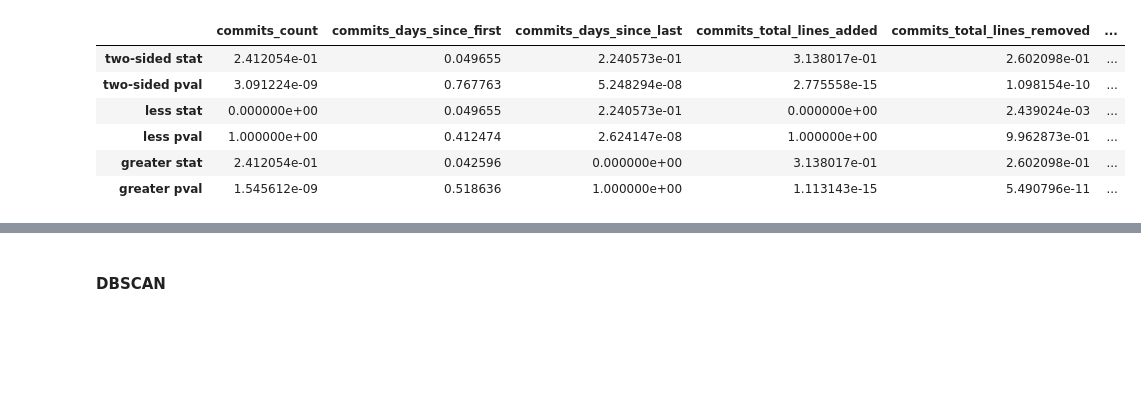
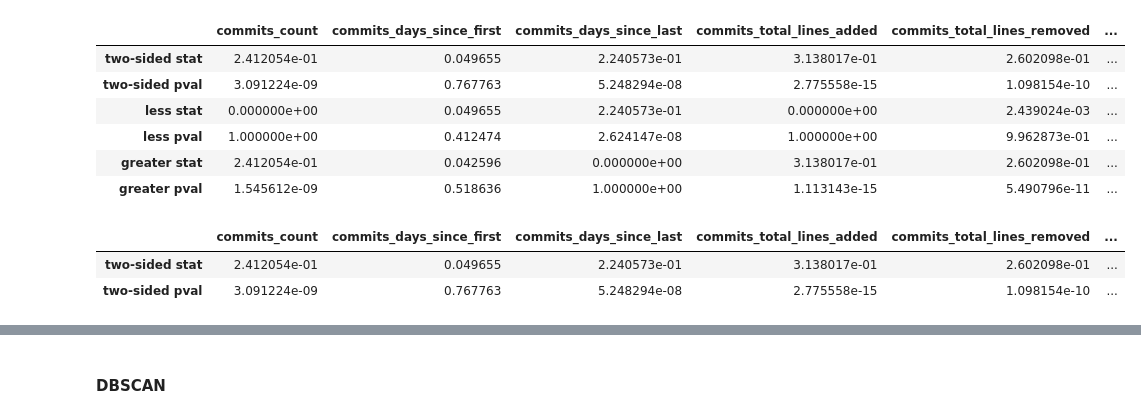
Before and after one commit to Eponeshnikov/ASMetrics, a Jupyter notebook: main.ipynb, the cells around one changed output, grey strips where cells are left out. Cells and saved outputs as stored; diff of their text form; code cells hidden in the pictures; blank space fills up the shorter version.

```diff
--- a/main.ipynb
+++ b/main.ipynb
@@ -404,12 +334,0 @@ np.where(kmeans.labels_ == 1)[0].shape
-# %%
-kmeans = KMeans(n_clusters=list(range(2, 10))[np.argmax(sil)], random_state=0, init='k-means++')
-kmeans.fit(scaler.fit_transform(df))
-pca = PCA(n_components=2)
-x_tr = pca.fit_transform(scaler.fit_transform(df))
-
-fig, ax = plt.subplots()
-scat = ax.scatter(x_tr[:,0], x_tr[:,1], s=3, c=kmeans.labels_)
-a1 = ax.legend(*scat.legend_elements(), title="Clusters")
-ax.add_artist(a1)
-ax.set_xlabel("PCA component 1")
-ax.set_ylabel("PCA component 2")
@@ -419,3 +335,17 @@ Text(0, 0.5, 'PCA component 2')
+# %%
+from scipy.spatial.distance import euclidean
+
+idx_d = {i: [] for i in range(k)}
+for i, point in enumerate(scaler.fit_transform(df)):
+    j = kmeans.labels_[i]
+    dist = euclidean(kmeans.cluster_centers_[j], point)
+    idx_d[j].append((i, dist))
+for j in range(k):
+    idx_d[j] = sorted(idx_d[j], key=lambda tup: tup[1])
+idx = {i: [] for i in range(k)}
+for j in range(k):
+    for i in range(len(idx_d[j])):
+        idx[j].append(idx_d[j][i][0])
 # %% [markdown]
 ## KS-Test
 # %%
@@ -441,0 +377,6 @@ df_kstest_kmeans.to_csv("ktest_res_kmeans.csv")
+# %%
+df_ks_for_kmeans
+# %% [output]
+|  | commits_count | commits_days_since_first | commits_days_since_last | commits_total_lines_added | commits_total_lines_removed | ... |
+| two-sided stat | 2.412054e-01 | 0.049655 | 2.240573e-01 | 3.138017e-01 | 2.602098e-01 | ... |
+| two-sided pval | 3.091224e-09 | 0.767763 | 5.248294e-08 | 2.775558e-15 | 1.098154e-10 | ... |
```
Also changed, not shown: parts of 24 cells of this notebook.
